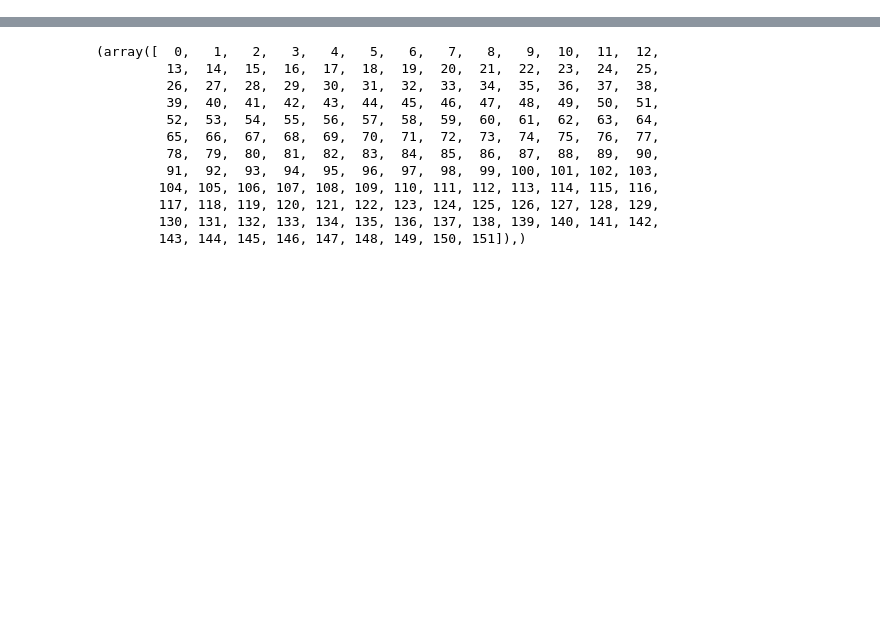
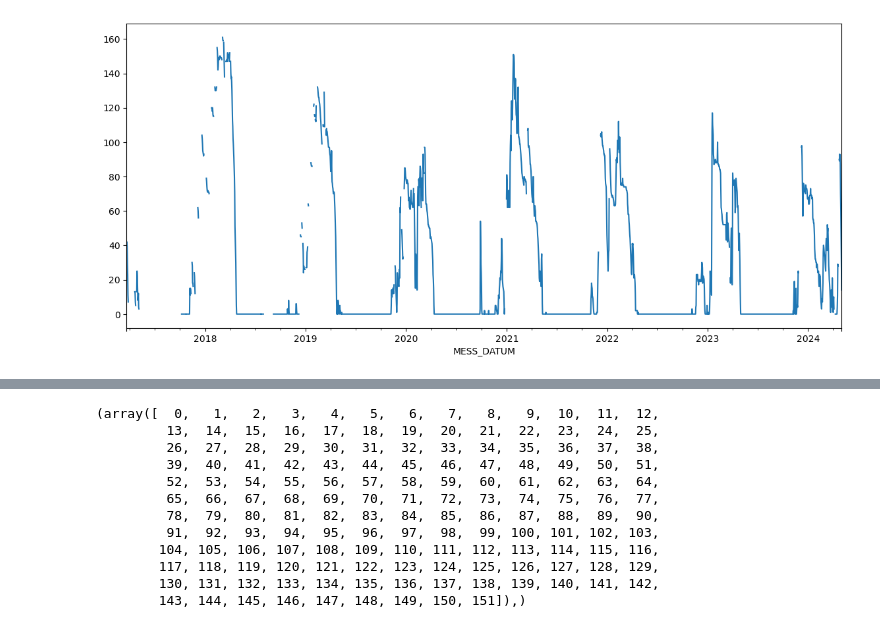
Before and after one commit to cchwala/dwd_snow_data_analysis, a Jupyter notebook: days_with_snow_cover.ipynb, the cells around one changed output, grey strips where cells are left out. Drawn from its saved outputs; the diff is of its cells as text; code cells hidden in the pictures; blank space fills up the shorter version.

```diff
--- a/days_with_snow_cover.ipynb
+++ b/days_with_snow_cover.ipynb
@@ -121,0 +142,4 @@ DatetimeIndex(['1945-01-01 00:00:00+00:00', '1945-01-02 00:00:00+00:00',
+# %%
+df.SHK_TAG[-2600:].plot(figsize=(14, 6));
+# %% [output]
+[figure, added]
```
Also changed, not shown: parts of 36 cells of this notebook.
